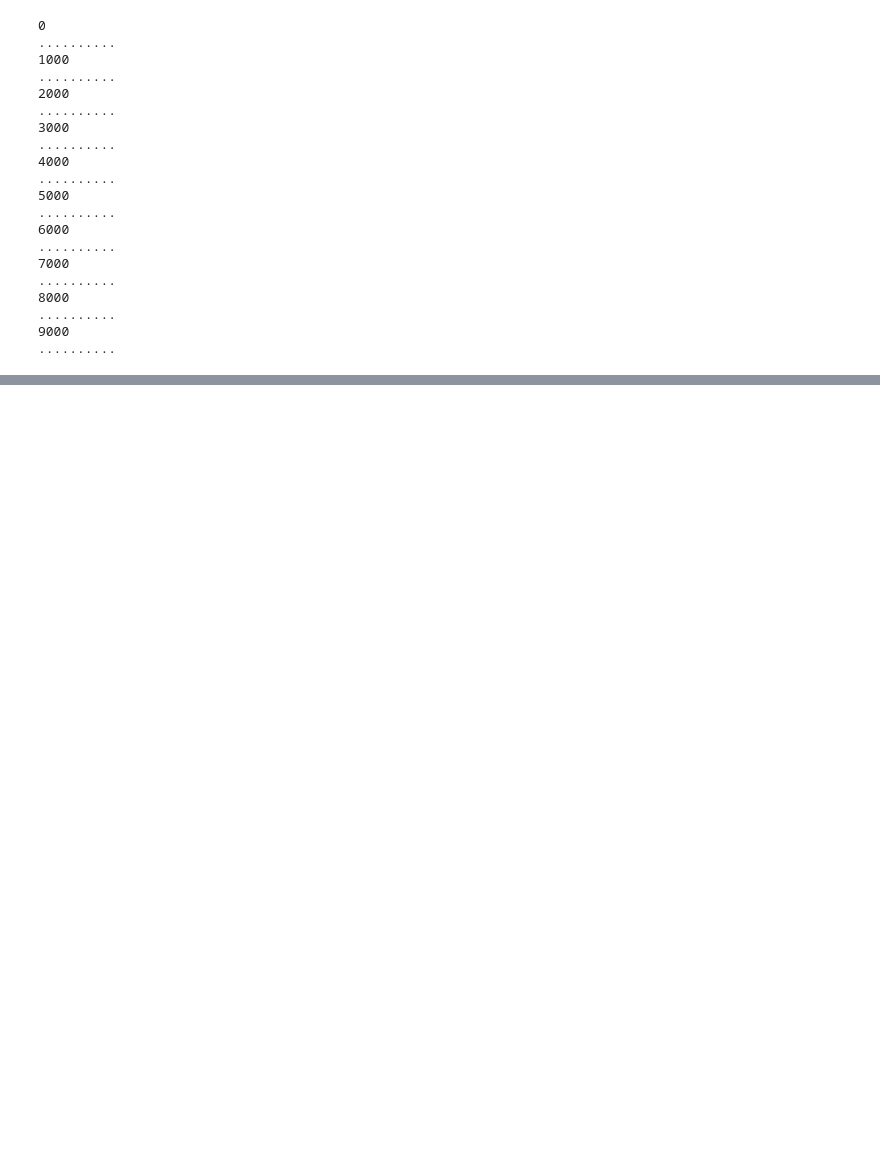
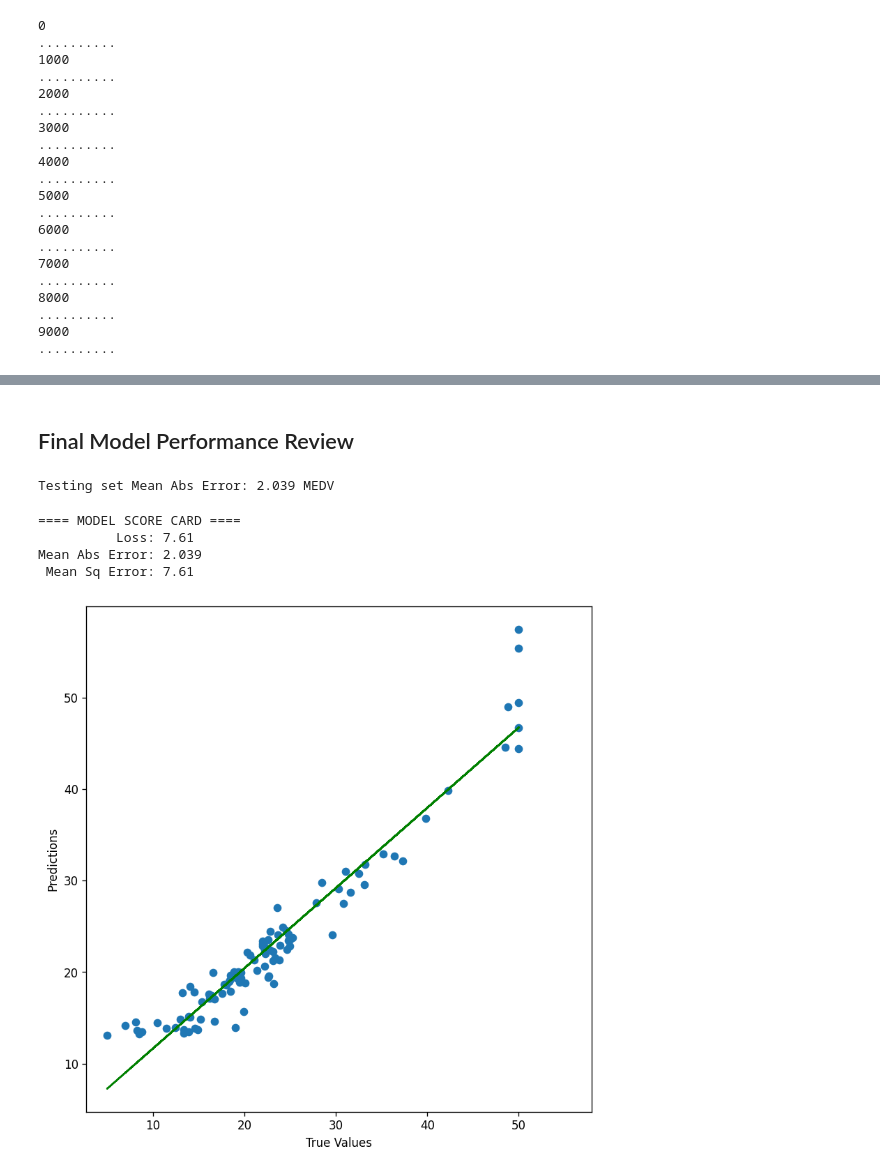
Before and after one commit to 1nm1/portfolio, a Jupyter notebook: ML/deep learning/housing_market_prediction/housing_data.ipynb, the cells around one changed output, grey strips where cells are left out. Drawn from its saved outputs; the diff is of its cells as text; code cells hidden in the pictures; blank space fills up the shorter version.

```diff
--- a/ML/deep learning/housing_market_prediction/housing_data.ipynb
+++ b/ML/deep learning/housing_market_prediction/housing_data.ipynb
@@ -393,0 +421,7 @@ Abs Difference:    0.1103
+# %%
+model_v3 = build_model_revised()
+early_stop = keras.callbacks.EarlyStopping(monitor='val_loss',patience=1000)
+history_v3 = model_v3.fit(normed_train_data, train_labels,epochs=10000,
+                                 validation_split=0.2, verbose=0,
+                                 callbacks=[early_stop,PrintEpoch()])
+print("\nFinished fitting model")
@@ -393,0 +437,38 @@ Abs Difference:    0.1103
+# %% [markdown]
+## Final Model Performance Review
+# %%
+loss, mae, mse = model_v3.evaluate(normed_test_data, test_labels, verbose=0)
+print(f"Testing set Mean Abs Error: {round(mae,3)} MEDV")
+# %% [output]
+Testing set Mean Abs Error: 2.039 MEDV
+# %%
+from numpy.polynomial.polynomial import polyfit
+
+def evaluate_model(model, data, labels):
+  loss, mae, mse = model.evaluate(data, labels, verbose=0)
+
+  predictions = model.predict(data).flatten()
+
+  b, m = polyfit(labels, predictions, 1)
+  plt.figure(figsize=(8, 8), dpi=120)
+
+  plt.scatter(labels, predictions)
+  plt.plot(labels, b + m*labels, linestyle='-', c='g')
+  plt.xlabel("True Values")
+  plt.ylabel("Predictions")
+  plt.axis('equal')
+  plt.axis('square')
+
+  print("==== MODEL SCORE CARD ====")
+  print(f"          Loss: {round(loss,3)}")
+  print(f"Mean Abs Error: {round(mae,3)}")
+  print(f" Mean Sq Error: {round(mse,3)}")
+
+
+evaluate_model(model_v3,normed_test_data,test_labels)
+# %% [output]
+==== MODEL SCORE CARD ====
+          Loss: 7.61
+Mean Abs Error: 2.039
+ Mean Sq Error: 7.61
+[figure, added]
```
Also changed, not shown: parts of 26 cells of this notebook.
